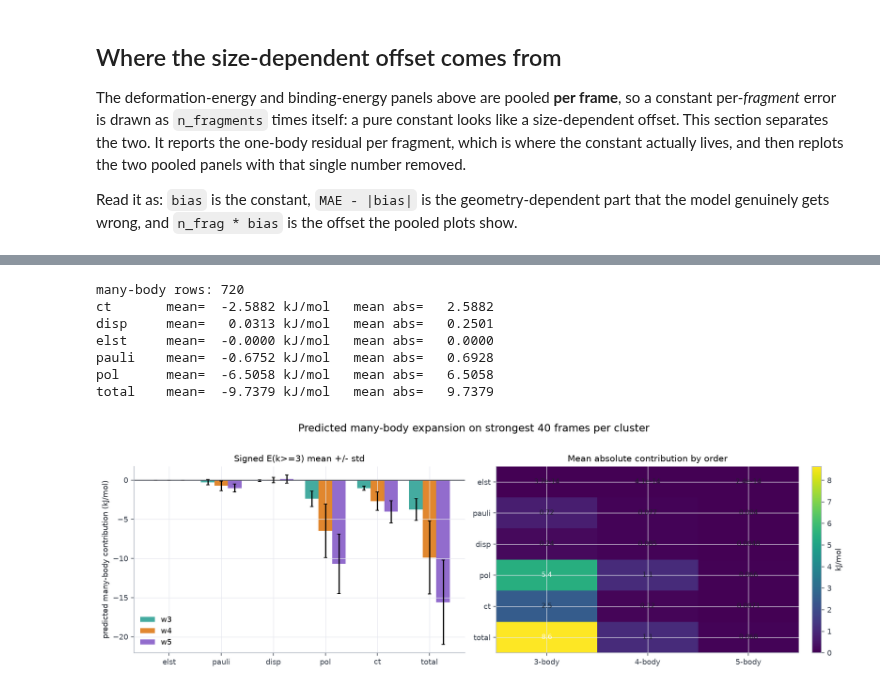
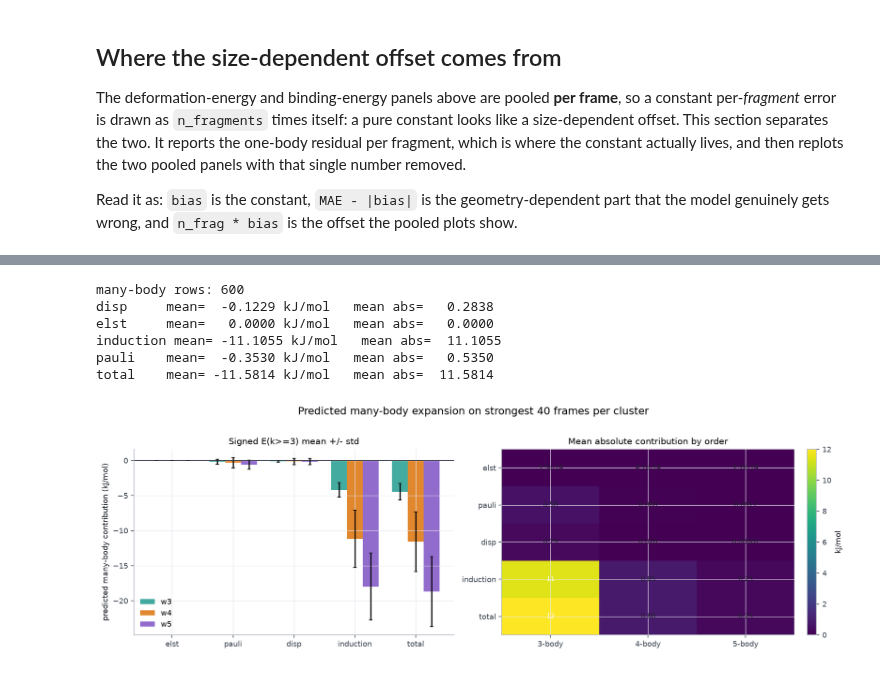
Before and after one commit to heindelj/rsfff, a Jupyter notebook: notebooks/eda_rsff_plotting.ipynb, the cells around one changed output, grey strips where cells are left out. Cells and saved outputs as stored; diff of their text form; code cells hidden in the pictures.

```diff
--- a/notebooks/eda_rsff_plotting.ipynb
+++ b/notebooks/eda_rsff_plotting.ipynb
@@ -582,6 +618,16 @@ def plot_ff_vs_correction(split, path=None):
     corr = [split[f"{k}|corr"].mean() for k, _ in terms]
     ax.bar(x - width / 2, ff, width, color=FF_COLOR, label="classical (FF)")
     ax.bar(x + width / 2, corr, width, color=CORR_COLOR, label="neural correction")
+    # Drawn over the correction bar rather than beside it, because it is a *part* of that
+    # bar: the share of the correction that the bare descriptor swap already accounts for.
+    swap_drawn = False
+    for xi, (k, _label) in enumerate(terms):
+        if f"{k}|swap" not in split:
+            continue
+        ax.bar(xi + width / 2, split[f"{k}|swap"].mean(), width, facecolor="none",
+               edgecolor="#242934", hatch="///", lw=0.9,
+               label=None if swap_drawn else "of which: descriptor swap")
+        swap_drawn = True
     for xi, (a, b) in enumerate(zip(ff, corr)):
         for dx, v in ((-width / 2, a), (width / 2, b)):
             ax.annotate(f"{v:+.2f}", (xi + dx, v), ha="center", fontsize=7.5,
@@ -636,6 +682,6 @@ def plot_ff_vs_correction(split, path=None):
     return fig
 
 
-fig = plot_ff_vs_correction(split, path=FIGDIR / "water_staged_ct_ff_vs_correction.png")
+fig = plot_ff_vs_correction(split, path=FIGDIR / f"{FIGPREFIX}_ff_vs_correction.png")
 plt.show()
 # %% [output]
@@ -741,6 +787,6 @@ def plot_property_correlations(properties, path=None):
     return fig
 
 if properties:
-    fig = plot_property_correlations(properties, path=FIGDIR / "water_staged_ct_response_property_correlations.png")
+    fig = plot_property_correlations(properties, path=FIGDIR / f"{FIGPREFIX}_response_property_correlations.png")
     plt.show()
 # %% [output]
@@ -893,7 +939,7 @@ for z in sorted(set(params["Z"])):
     name = ELEMENT.get(int(z), str(int(z)))
     fig = plot_parameter_distributions(
         params, z=int(z),
-        path=FIGDIR / f"water_staged_ct_parameter_distributions_{name}.png",
+        path=FIGDIR / f"{FIGPREFIX}_parameter_distributions_{name}.png",
     )
     plt.show()
 # %% [output]
@@ -934,14 +980,12 @@ def strongest_indices(dataset, n, key=MBE_SORT_KEY):
 def collect_many_body_by_term(model, datasets, terms=None, per_cluster=MBE_PER_CLUSTER):
     if terms is None:
         terms = ["elst", "pauli", "disp"]
-        if model.polarization:
-            terms.append("pol")
-        if model.charge_transfer:
-            terms.append("ct")
+        if model.induction:
+            terms.append("induction")
         terms.append("total")
     rows = []
     for term in terms:
-        if term != "total" and term not in model.pair_head.channels and term not in ("pol", "ct", "onebody"):
+        if term != "total" and term not in model.pair_head.channels and term not in ("induction", "onebody"):
             continue
         wrapped = EnergyTermModel(model, term).to(next(model.parameters()).device)
         for tag in [t for t in ("w3", "w4", "w5") if t in datasets]:
@@ -971,16 +1015,15 @@ for term in sorted({r['term'] for r in mbe_rows}):
     vals = np.array([r["many_body"] for r in mbe_rows if r["term"] == term])
     print(f"{term:<8} mean={vals.mean():>9.4f} kJ/mol   mean abs={np.abs(vals).mean():>9.4f}")
 # %% [output]
-many-body rows: 720
-ct       mean=  -2.5882 kJ/mol   mean abs=   2.5882
-disp     mean=   0.0313 kJ/mol   mean abs=   0.2501
-elst     mean=  -0.0000 kJ/mol   mean abs=   0.0000
-pauli    mean=  -0.6752 kJ/mol   mean abs=   0.6928
-pol      mean=  -6.5058 kJ/mol   mean abs=   6.5058
-total    mean=  -9.7379 kJ/mol   mean abs=   9.7379
+many-body rows: 600
+disp     mean=  -0.1229 kJ/mol   mean abs=   0.2838
+elst     mean=   0.0000 kJ/mol   mean abs=   0.0000
+induction mean= -11.1055 kJ/mol   mean abs=  11.1055
+pauli    mean=  -0.3530 kJ/mol   mean abs=   0.5350
+total    mean= -11.5814 kJ/mol   mean abs=  11.5814
 # %%
 def plot_many_body(rows, path=None):
-    terms = [t for t in ["elst", "pauli", "disp", "pol", "ct", "total"] if any(r["term"] == t for r in rows)]
+    terms = [t for t in ["elst", "pauli", "disp", "induction", "total"] if any(r["term"] == t for r in rows)]
     tags = [t for t in ["w3", "w4", "w5"] if any(r["tag"] == t for r in rows)]
     x = np.arange(len(terms))
     width = 0.78 / max(1, len(tags))
@@ -1003,35 +1046,35 @@ def plot_many_body(rows, path=None):
     ax.legend(frameon=False)
 
     ax = axes[1]
     orders = ["e3", "e4", "e5"]
     image = np.zeros((len(terms), len(orders)))
     for i, term in enumerate(terms):
         for j, order in enumerate(orders):
             vals = np.array([r[order] for r in rows if r["term"] == term])
             image[i, j] = np.mean(np.abs(vals)) if len(vals) else 0.0
     im = ax.imshow(image, aspect="auto", cmap="viridis")
     ax.set_yticks(np.arange(len(terms)))
     ax.set_yticklabels(terms)
     ax.set_xticks(np.arange(len(orders)))
     ax.set_xticklabels(["3-body", "4-body", "5-body"])
     ax.set_title("Mean absolute contribution by order")
     cbar = fig.colorbar(im, ax=ax, fraction=0.046, pad=0.04)
     cbar.set_label("kJ/mol")
     for i in range(len(terms)):
         for j in range(len(orders)):
             ax.text(j, i, f"{image[i, j]:.2g}", ha="center", va="center",
                     color="white" if image[i, j] > image.max() * 0.45 else "#20242c", fontsize=8)
 
     fig.suptitle(f"Predicted many-body expansion on strongest {MBE_PER_CLUSTER} frames per cluster", y=1.02, fontsize=13)
     fig.tight_layout()
     if path:
         fig.savefig(path, bbox_inches="tight")
     return fig
 
-fig = plot_many_body(mbe_rows, path=FIGDIR / "water_staged_ct_many_body_by_term.png")
+fig = plot_many_body(mbe_rows, path=FIGDIR / f"{FIGPREFIX}_many_body_by_term.png")
 plt.show()
 # %% [output]
-[figure, old version]
+[figure, new version]
 # %%
 def collect_force_predictions(model, datasets, cfg, device, n_frames=FORCE_FRAMES_PER_CLUSTER):
     ref_parts, pred_parts, tags = [], [], []
```
Also changed, not shown: parts of 19 cells of this notebook, 23 other files.
